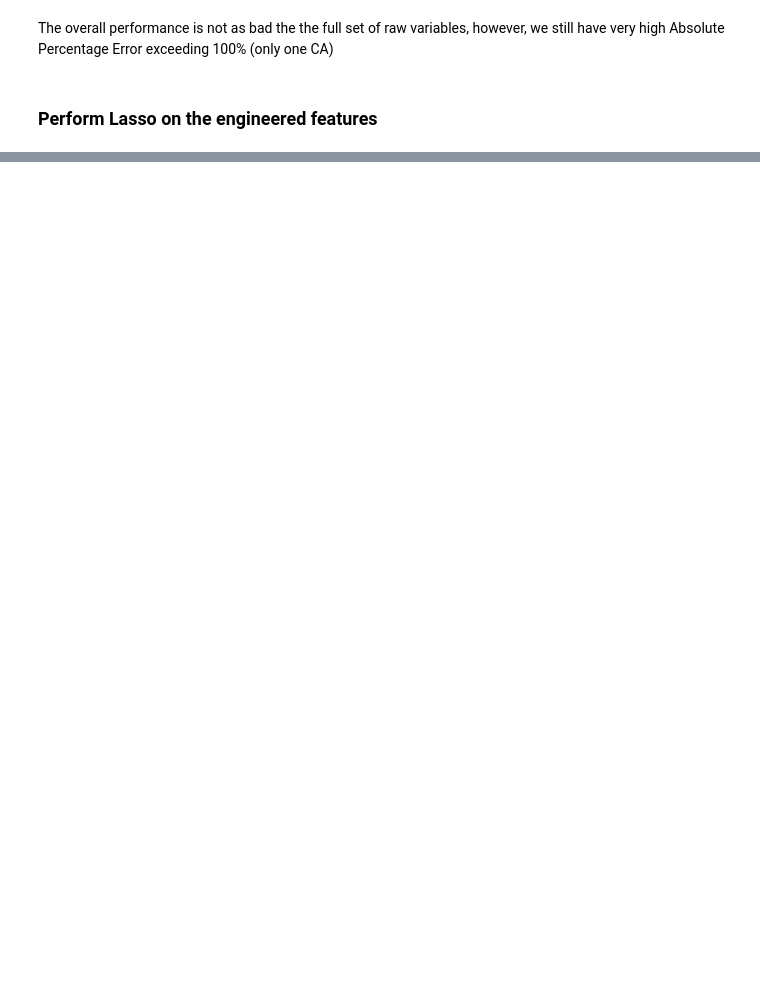
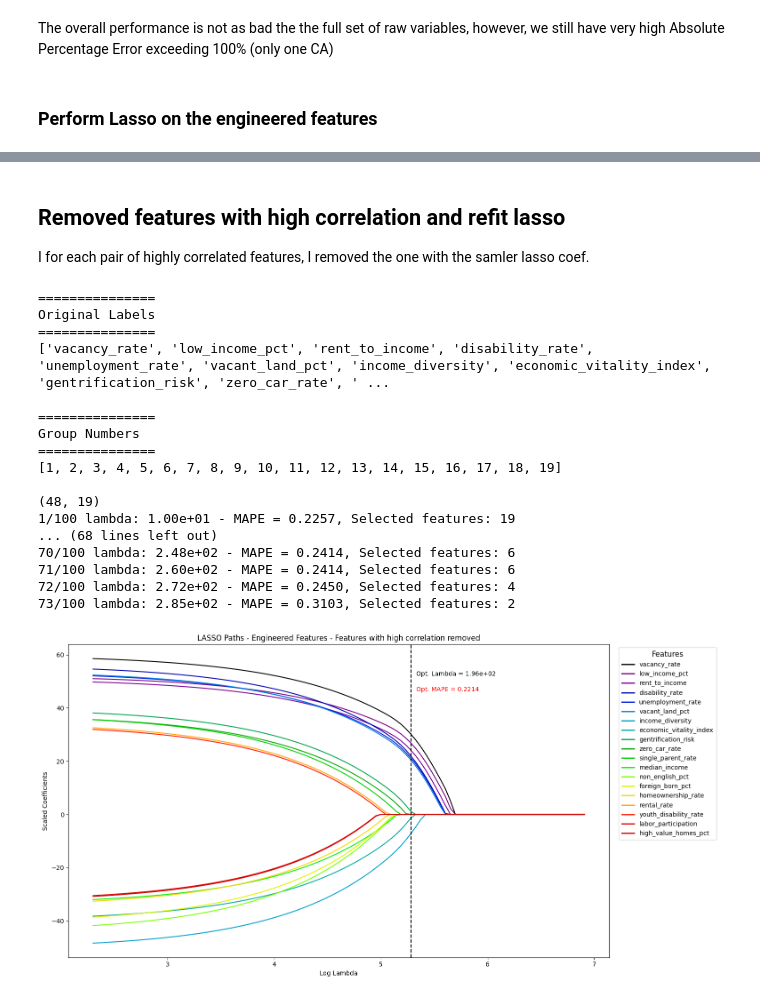
Before and after one commit to VanDang003/Analysis-of-Crime-and-Socioeconomic-Factors-in-Chicago, a Jupyter notebook: Feature Selection.ipynb, the cells around one changed output, grey strips where cells are left out. Drawn from its saved outputs; the diff is of its cells as text; code cells hidden in the pictures; blank space fills up the shorter version.

```diff
--- a/Feature Selection.ipynb
+++ b/Feature Selection.ipynb
@@ -529,0 +519,46 @@ lasso_analysis_engineered_l
+# %% [markdown]
+## Removed features with high correlation and refit lasso
+
+I for each pair of highly correlated features, I removed the one with the samler lasso coef.
+# %%
+feat_keep_lpc = ['vacancy_rate', 'low_income_pct', 'rent_to_income', 'disability_rate', 'unemployment_rate', 'vacant_land_pct', 'income_diversity', 'economic_vitality_index', 'gentrification_risk', 'zero_car_rate', 'single_parent_rate', 'median_income', 'non_english_pct', 'foreign_born_pct', 'homeownership_rate', 'rental_rate', 'youth_disability_rate', 'labor_participation', 'high_value_homes_pct']
+
+X_lpc = distilled_df[feat_keep_lpc]
+y_lpc = merged_data['Crime_Rate']
+
+X_train_lpc, X_test_lpc, y_train_lpc, y_test_lpc = train_test_split(X_lpc, y_lpc, test_size=0.2, random_state=42)
+
+l1_reg = 0.1 #np.linspace(0,0.1,100) #150
+title = f'LASSO Paths - Engineered Features - Features with high correlation removed'
+model_lpc, coefs_lpc, lam_lpc, ypred_lpc, feature_names_lpc, group_names_lpc, _, best_selected_features_lpc = (
+    glasso_paths(X_train_lpc, y_train_lpc, X_test_lpc,
+                 c_start=1, c_stop=3, c_num=100,
+                 scoring='neg_mean_absolute_percentage_error',
+                 l1_reg=l1_reg,
+                 n_iter=50,
+                 tol=1e-3,
+                 cmap='nipy_spectral',
+                 title=title,
+                 verbose=True,
+                 no_groups=True,
+                 save_plot=True,
+                 show_nonzero_only=False))
+# %% [output]
+===============
+Original Labels
+===============
+['vacancy_rate', 'low_income_pct', 'rent_to_income', 'disability_rate', 'unemployment_rate', 'vacant_land_pct', 'income_diversity', 'economic_vitality_index', 'gentrification_risk', 'zero_car_rate', ' ...
+
+===============
+Group Numbers
+===============
+[1, 2, 3, 4, 5, 6, 7, 8, 9, 10, 11, 12, 13, 14, 15, 16, 17, 18, 19]
+
+(48, 19)
+1/100 lambda: 1.00e+01 - MAPE = 0.2257, Selected features: 19
+... (68 lines left out)
+70/100 lambda: 2.48e+02 - MAPE = 0.2414, Selected features: 6
+71/100 lambda: 2.60e+02 - MAPE = 0.2414, Selected features: 6
+72/100 lambda: 2.72e+02 - MAPE = 0.2450, Selected features: 4
+73/100 lambda: 2.85e+02 - MAPE = 0.3103, Selected features: 2
+[figure, added]
```
Also changed, not shown: parts of 54 cells of this notebook, 10 other files.
